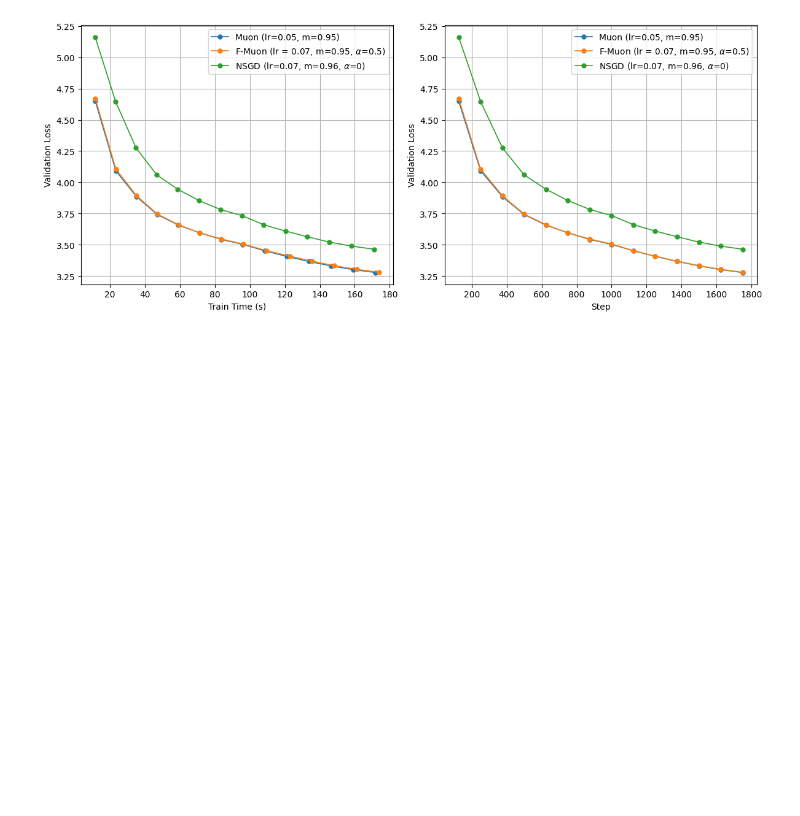
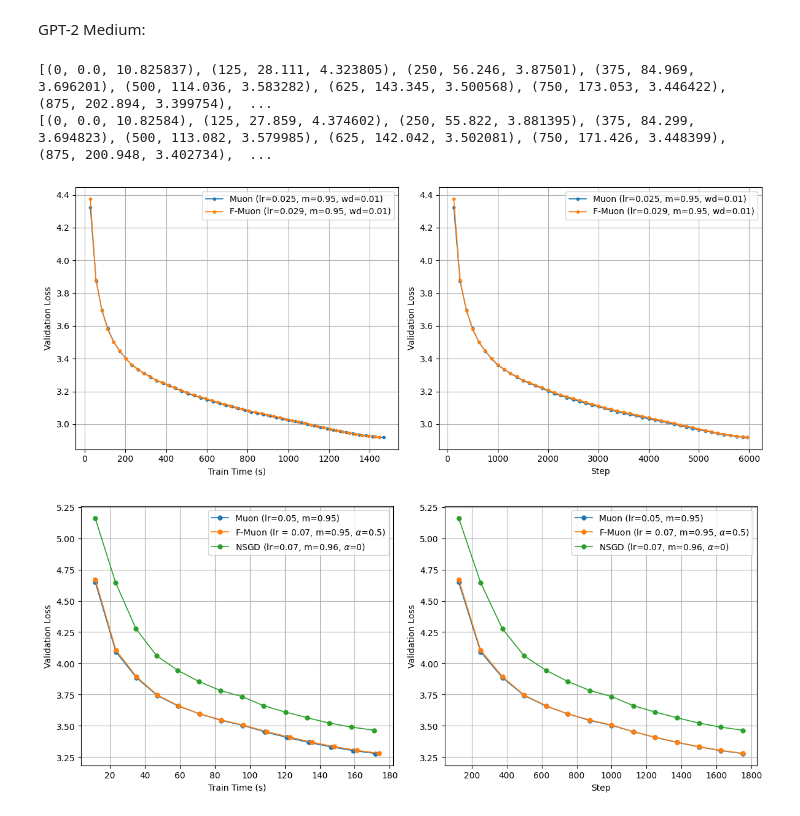
Before and after one commit to alexlegeartis/Neon, a Jupyter notebook: code/figures/13may_muon_neon/GPT_plotter/loss_vs_time.ipynb, the cells around one changed output. Saved outputs shown, nothing was run; the diff lists cells and outputs as text; code cells hidden in the pictures; blank space fills up the shorter version.

```diff
--- a/code/figures/13may_muon_neon/GPT_plotter/loss_vs_time.ipynb
+++ b/code/figures/13may_muon_neon/GPT_plotter/loss_vs_time.ipynb
@@ -2,7 +2,7 @@
 import re
 import matplotlib.pyplot as plt
 
-def plot_val_losses(log_dict):
+def plot_val_losses_wo_saving(log_dict, small_markers=False):
     """
     Plot val_loss vs train_time and val_loss vs step
     for multiple log files.
@@ -29,7 +29,7 @@ def plot_val_losses(log_dict):
 
         if data:
             steps, train_times, val_losses = zip(*data)
-            plt.plot(train_times[1:], val_losses[1:], marker="o", label=title, linewidth=1.2, markersize=5, linestyle="-", alpha=1)
+            plt.plot(train_times[1:], val_losses[1:], marker="o", label=title, linewidth=1.2, markersize=3 if small_markers else 5, linestyle="-", alpha=1)
 
     plt.xlabel("Train Time (s)")
     plt.ylabel("Validation Loss")
@@ -51,7 +51,8 @@ def plot_val_losses(log_dict):
 
         if data:
             steps, train_times, val_losses = zip(*data)
-            plt.plot(steps[1:], val_losses[1:], marker="o", label=title, linewidth=1.2, markersize=5, linestyle="-", alpha=1)
+            plt.plot(steps[1:], val_losses[1:], marker="o", label=title, linewidth=1.2, markersize=3 if small_markers else 5, linestyle="-", alpha=1)
+            print(data)
 
     plt.xlabel("Step")
     plt.ylabel("Validation Loss")
@@ -60,6 +61,23 @@ def plot_val_losses(log_dict):
 
     plt.tight_layout()
     plt.show()
+# %% [markdown]
+GPT-2 Medium:
+# %%
+plot_val_losses_wo_saving({"Muon (lr=0.025, m=0.95, wd=0.01)": "muon_medium.txt",
+                # "F-Muon (lr=0.03, m=0.95)": "fmuon_lr_003.txt"
+                # "F-Muon (lr=0.029, m=0.95, no wd)": "fmuon_no_wd.txt",
+                # "F-Muon (lr=0.029, m=0.95, wd=0.005)": "fmuon_half_wd.txt",
+                "F-Muon (lr=0.029, m=0.95, wd=0.01)": "fmuon_full_wd.txt",
+                "F-Muon (lr=0.029, m=0.95, wd=0.01)": "fmuon_5980, txt"
+                # "F-Muon (lr=0.029, m=0.95, wd=0.015)": "fmuon_extra_wd.txt"
+                }, small_markers=True
+
+)
+# %% [output]
+[(0, 0.0, 10.825837), (125, 28.111, 4.323805), (250, 56.246, 3.87501), (375, 84.969, 3.696201), (500, 114.036, 3.583282), (625, 143.345, 3.500568), (750, 173.053, 3.446422), (875, 202.894, 3.399754),  ...
+[(0, 0.0, 10.82584), (125, 27.859, 4.374602), (250, 55.822, 3.881395), (375, 84.299, 3.694823), (500, 113.082, 3.579985), (625, 142.042, 3.502081), (750, 171.426, 3.448399), (875, 200.948, 3.402734),  ...
+[figure, added]
 # %%
 import re
 import matplotlib.pyplot as plt
```
Also changed, not shown: parts of 2 cells of this notebook, 12 other files.
